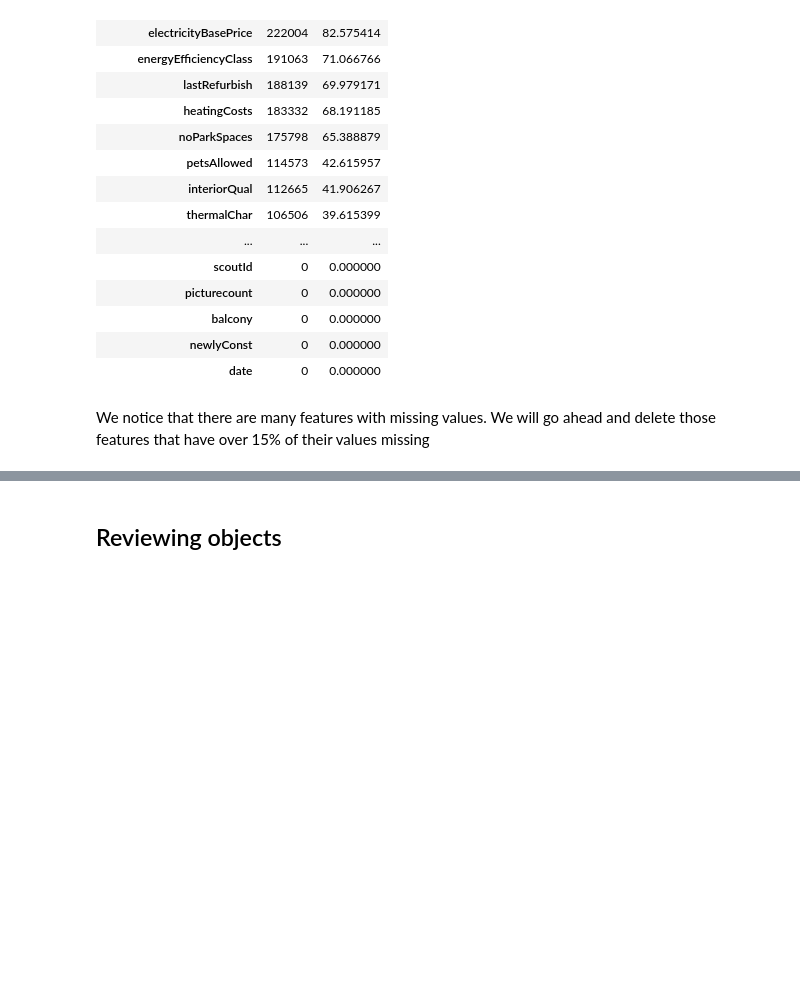
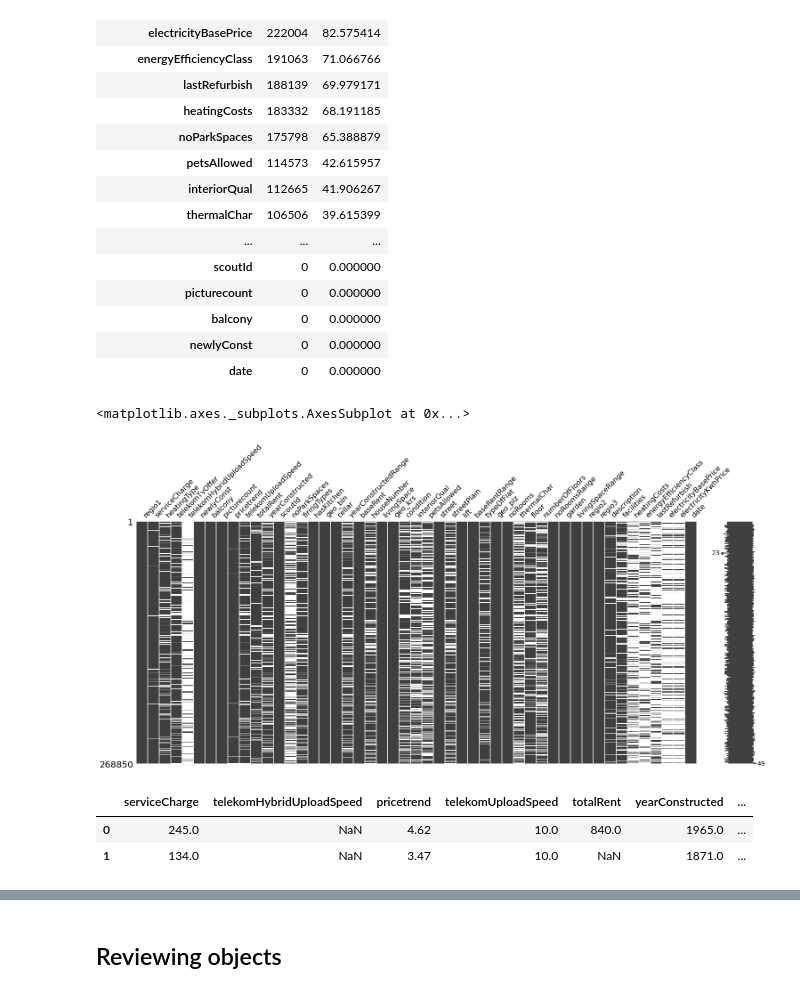
Before and after one commit to femi-lujo/germany_rental_apartments, a Jupyter notebook: notebooks/data_wrangling2.ipynb, the cells around one changed output, grey strips where cells are left out. Cells and saved outputs as stored; diff of their text form; code cells hidden in the pictures; blank space fills up the shorter version.

Commit message:
Treat missing values for categorical features

```diff
--- a/notebooks/data_wrangling2.ipynb
+++ b/notebooks/data_wrangling2.ipynb
@@ -87,5 +95,8 @@ missing.sort_values(by = 'Count', ascending = False)
 | balcony | 0 | 0.000000 |
 | newlyConst | 0 | 0.000000 |
 | date | 0 | 0.000000 |
-# %% [markdown]
-We notice that there are many features with missing values. We will go ahead and delete those features that have over 15% of their values missing
+# %%
+msno.matrix(rentals)
+# %% [output]
+<matplotlib.axes._subplots.AxesSubplot at 0x...>
+[figure, added]
@@ -91,0 +108,6 @@ We notice that there are many features with missing values. We will go ahead and
+# %%
+mssgNumeric.head(2)
+# %% [output]
+|  | serviceCharge | telekomHybridUploadSpeed | pricetrend | telekomUploadSpeed | totalRent | yearConstructed | ... |
+| 0 | 245.0 | NaN | 4.62 | 10.0 | 840.0 | 1965.0 | ... |
+| 1 | 134.0 | NaN | 3.47 | 10.0 | NaN | 1871.0 | ... |
```
Also changed, not shown: parts of 59 cells of this notebook.
